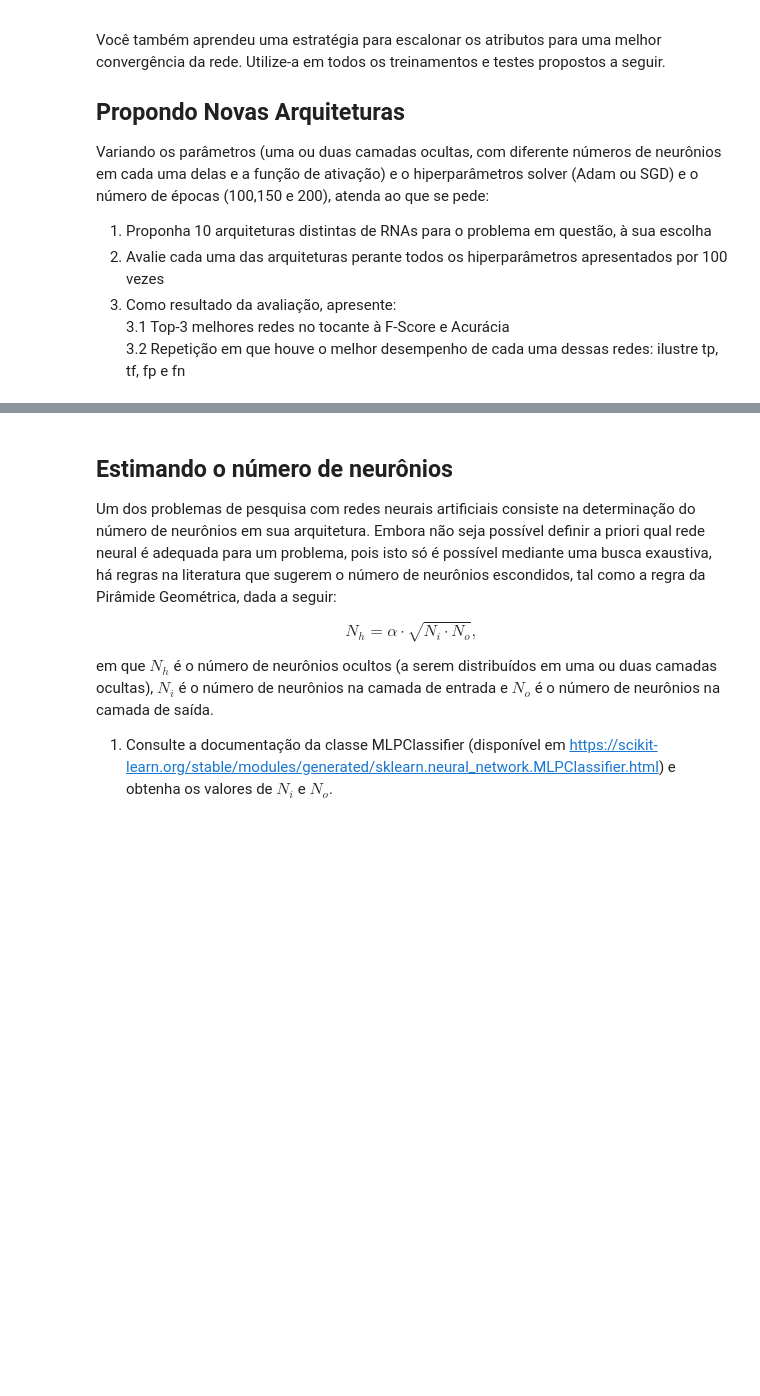
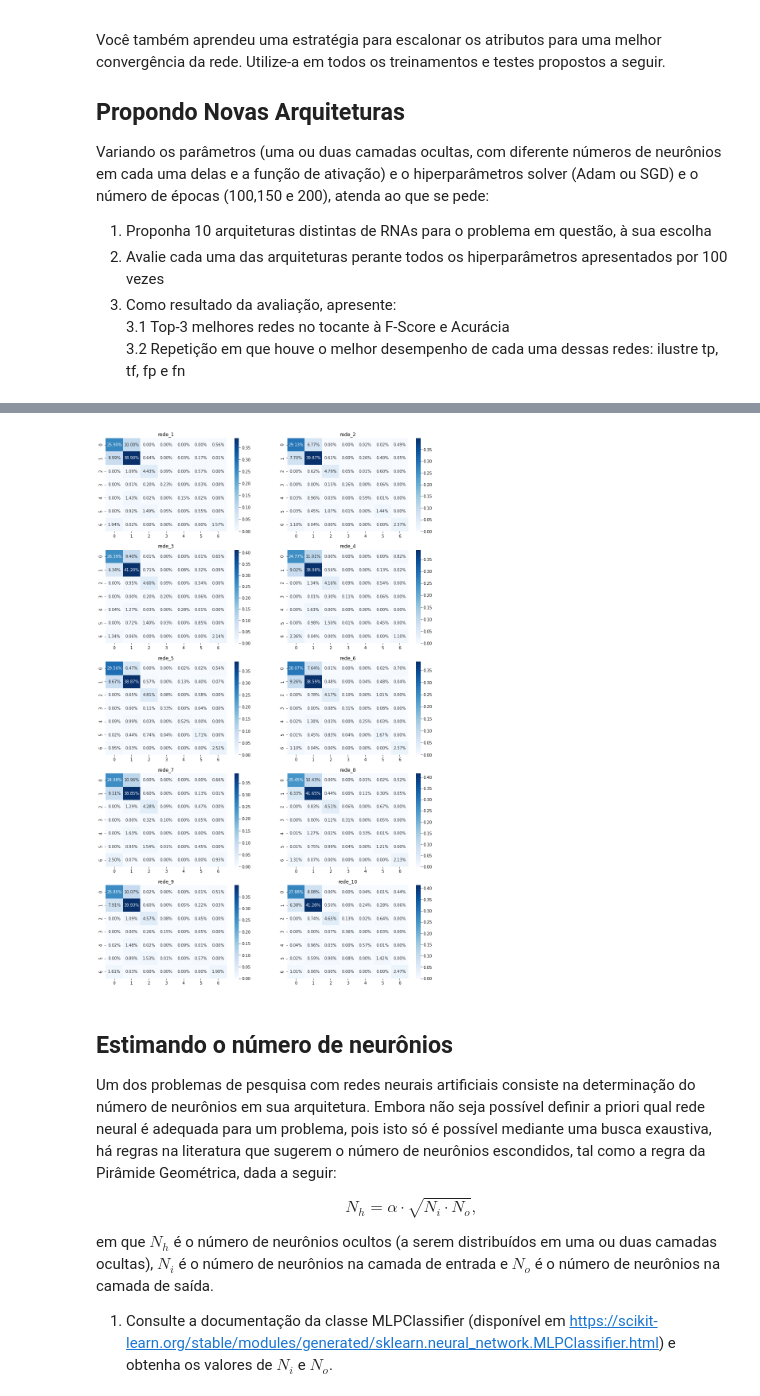
Before and after one commit to migvanderlei/rna-2-2, a Jupyter notebook: PP2_2_2_Proposição_e_Avaliação_de_RNAs.ipynb, the cells around one changed output, grey strips where cells are left out. Drawn from its saved outputs; the diff is of its cells as text; code cells hidden in the pictures; blank space fills up the shorter version.

```diff
--- a/PP2_2_2_Proposição_e_Avaliação_de_RNAs.ipynb
+++ b/PP2_2_2_Proposição_e_Avaliação_de_RNAs.ipynb
@@ -232,11 +235,11 @@ for name, clf in clf_list:
       best_f1 = f1
       best_cf_matrix = confusion_matrix(y_pred=y_pred, y_true=y_test)
 
-  resultados[name] = {
+  resultados[name] = ({
     'f1': f1_list,
     'accuracy': accuracy_list,
     'cf_matrix': best_cf_matrix
-    }
+    })
 # %% [output]
 Treinando rede_1 - iteração 1...
 Treinando rede_1 - iteração 2...
@@ -305,3 +306,17 @@ acc 0.7820053852273422
+# %%
+fig, axes = plt.subplots(nrows=5, ncols=2, figsize=(15, 25))
+
+for ax, name in zip(axes.flatten(), resultados.keys()):
+  resultado = resultados[name]
+
+  cf_matrix = resultado['cf_matrix']
+  sns.heatmap(cf_matrix/np.sum(cf_matrix), ax=ax,
+              annot=True, fmt='.2%', cmap='Blues')
+  ax.set_title(name)
+
+fig.show()
+# %% [output]
+[figure, added]
 # %% [markdown]
 ## Estimando o número de neurônios
 
```
Also changed, not shown: parts of 14 cells of this notebook.
